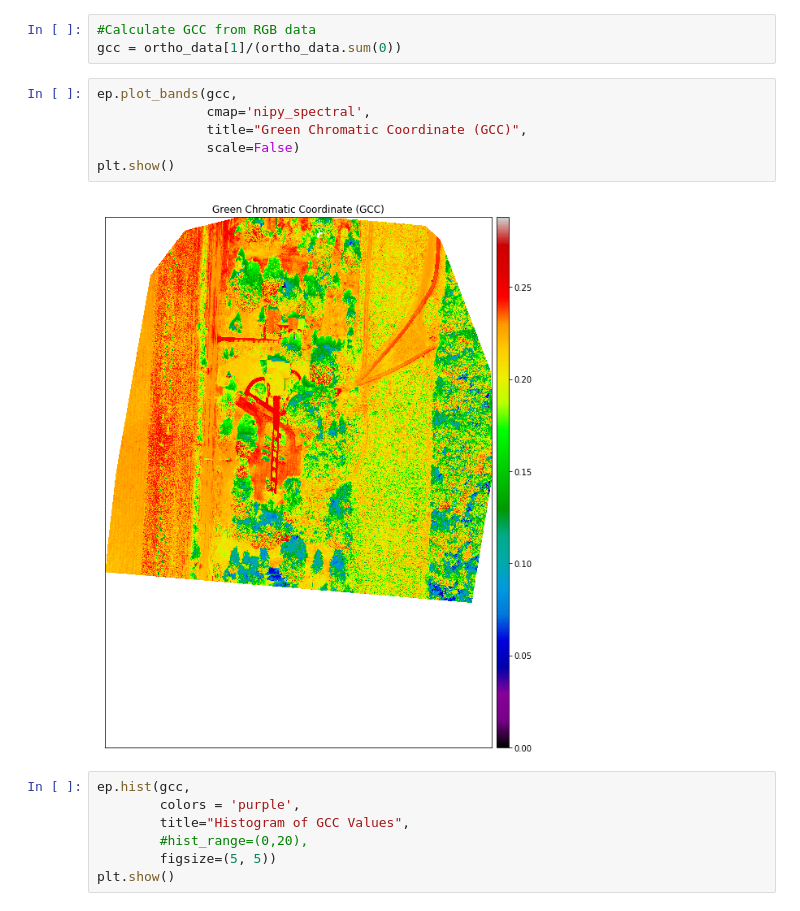
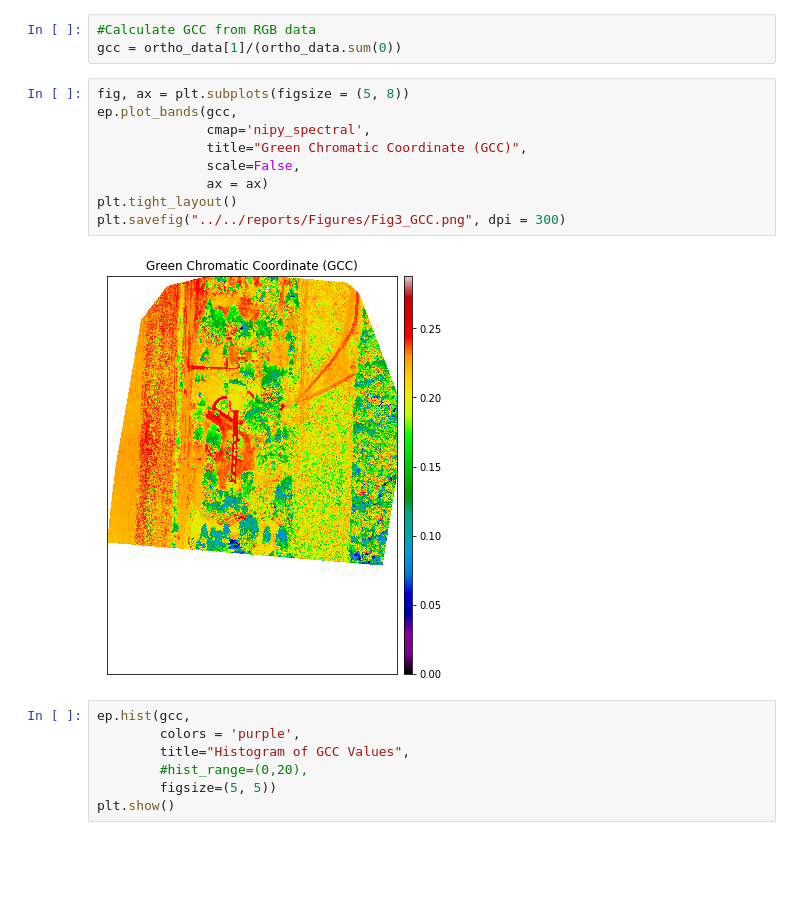
Before and after one commit to wvsharber/EV_tree_challenge, a Jupyter notebook: notebooks/exploratory/EVtrees_EDA.ipynb, the cells around one changed output. Saved outputs shown, nothing was run; the diff lists cells and outputs as text; blank space fills up the shorter version.

Commit message:
create figures for blog

```diff
--- a/notebooks/exploratory/EVtrees_EDA.ipynb
+++ b/notebooks/exploratory/EVtrees_EDA.ipynb
@@ -140,13 +153,16 @@ ColorInterp.alpha
 #Calculate GCC from RGB data
 gcc = ortho_data[1]/(ortho_data.sum(0))
 # %%
+fig, ax = plt.subplots(figsize = (5, 8))
 ep.plot_bands(gcc,
               cmap='nipy_spectral',
               title="Green Chromatic Coordinate (GCC)",
-              scale=False)
-plt.show()
+              scale=False,
+              ax = ax)
+plt.tight_layout()
+plt.savefig("../../reports/Figures/Fig3_GCC.png", dpi = 300)
 # %% [output]
-[figure, old version]
+[figure, new version]
 # %%
 ep.hist(gcc,
         colors = 'purple',
```
Also changed, not shown: parts of 15 cells of this notebook, 5 other files.
